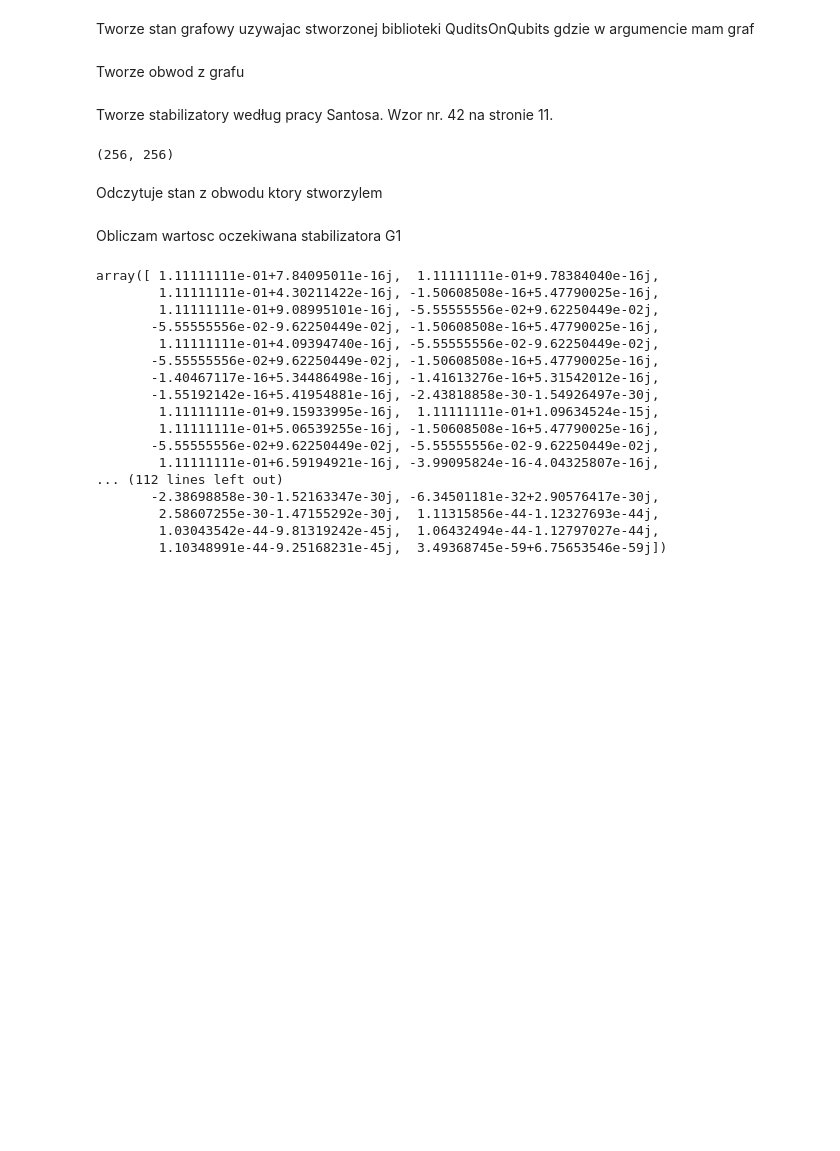
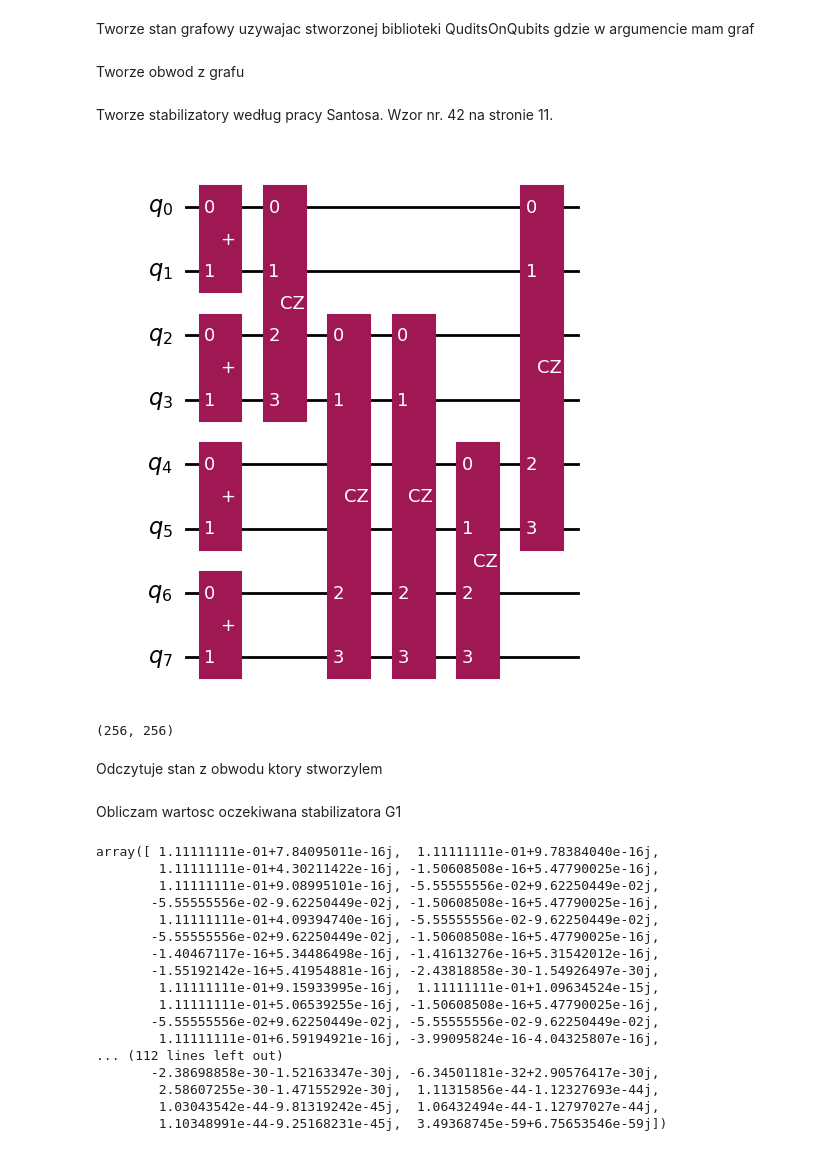
Before and after one commit to slysek/qudityD3, a Jupyter notebook: QuditsOnQubits/chshTEST.ipynb, the cells around one changed output. Saved outputs shown, nothing was run; the diff lists cells and outputs as text; code cells hidden in the pictures; blank space fills up the shorter version.

```diff
--- a/QuditsOnQubits/chshTEST.ipynb
+++ b/QuditsOnQubits/chshTEST.ipynb
@@ -79,6 +78,10 @@ Tworze obwod z grafu
 ame43circ = ame43.circuit
 # %% [markdown]
 Tworze stabilizatory według pracy Santosa. Wzor nr. 42 na stronie 11.
+# %%
+ame43circ.draw('mpl')
+# %% [output]
+[figure, added]
 # %%
 G1 = np.kron(np.kron(np.kron(X, Z), np.identity(4)), Z)
 G1G2 = np.kron(np.kron(np.kron(np.dot(X, Z), np.dot(Z, X)), Z), Z)
```
Also changed, not shown: parts of 127 cells of this notebook, 34 other files.
